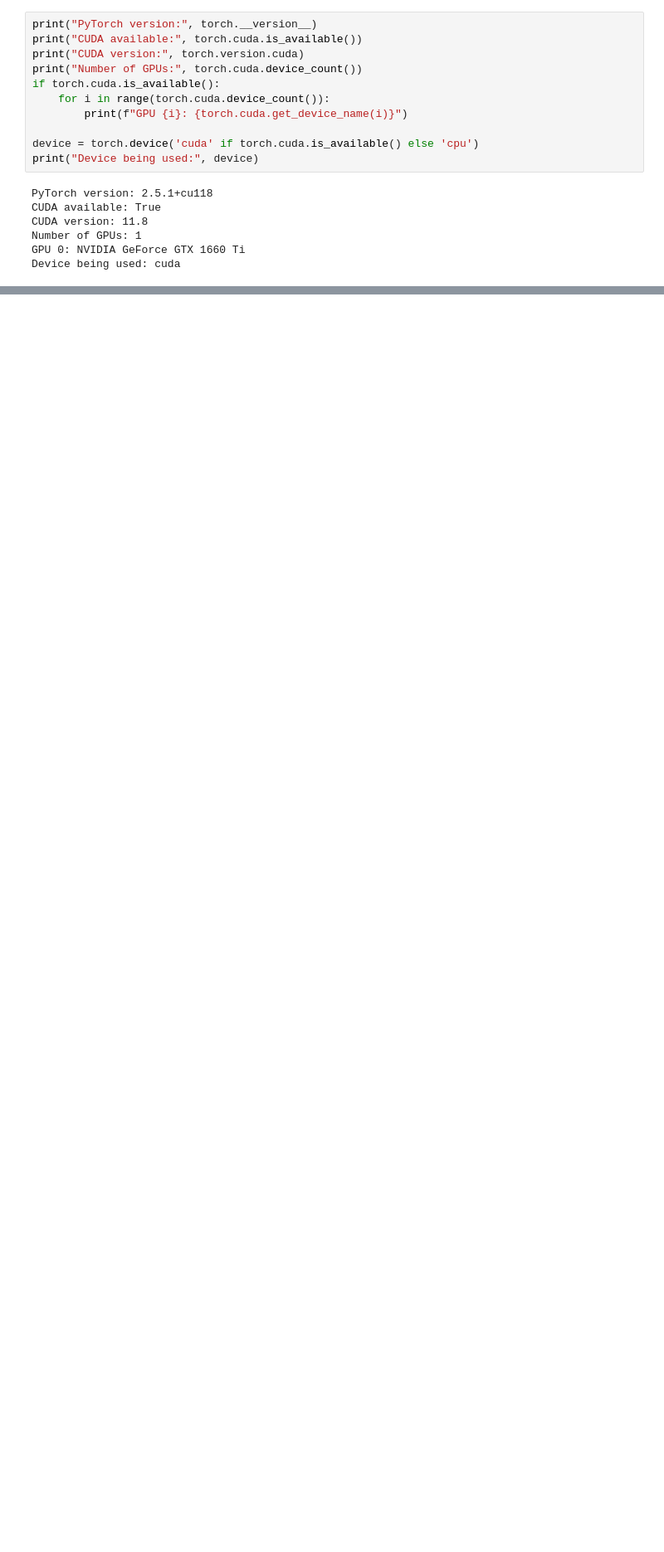
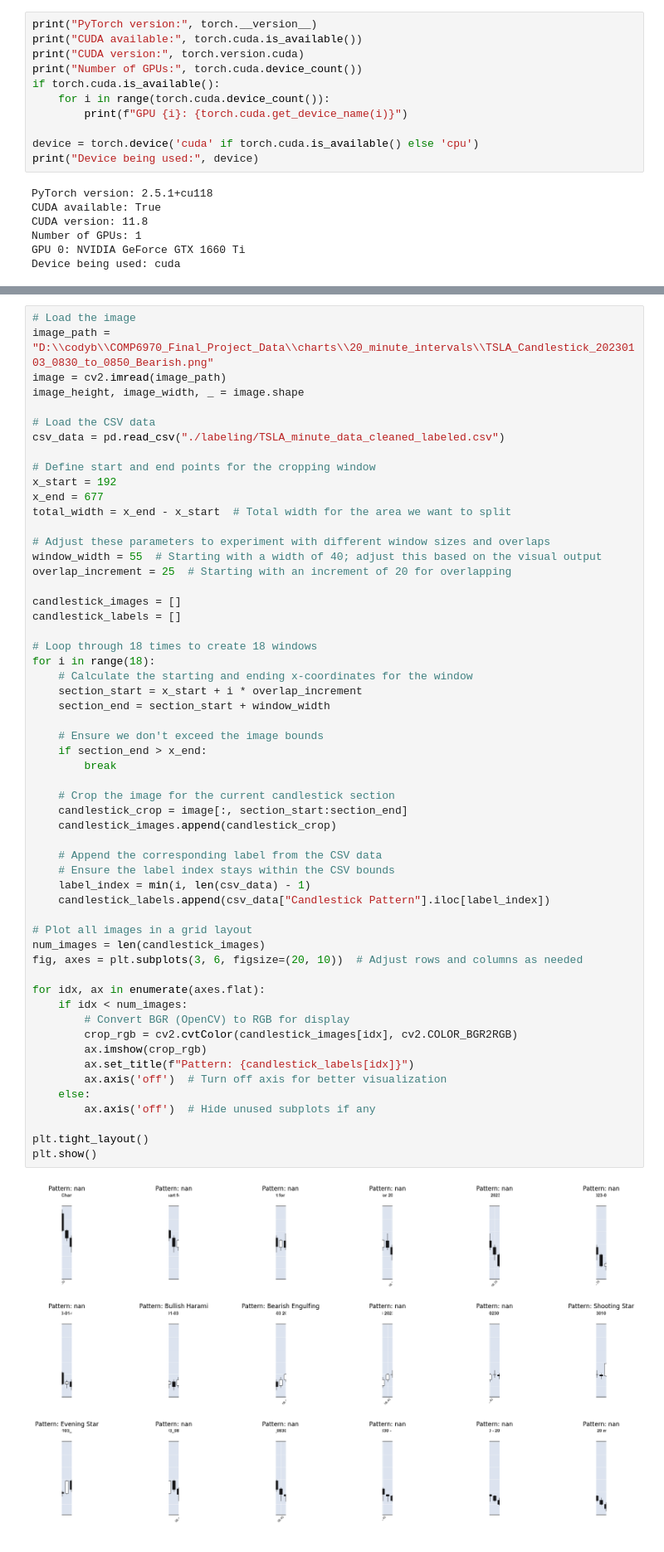
Before and after one commit to cbn0006/COMP6970, a Jupyter notebook: Final Project/paper1.ipynb, the cells around one changed output, grey strips where cells are left out. Shown at 83% size. Cells and saved outputs as stored; diff of their text form; blank space fills up the shorter version.

```diff
--- a/Final Project/paper1.ipynb
+++ b/Final Project/paper1.ipynb
@@ -184,0 +235,58 @@ Test Accuracy: 70.00%
+# %%
+# Load the image
+image_path = "D:\\codyb\\COMP6970_Final_Project_Data\\charts\\20_minute_intervals\\TSLA_Candlestick_20230103_0830_to_0850_Bearish.png"
+image = cv2.imread(image_path)
+image_height, image_width, _ = image.shape
+
+# Load the CSV data
+csv_data = pd.read_csv("./labeling/TSLA_minute_data_cleaned_labeled.csv")
+
+# Define start and end points for the cropping window
+x_start = 192
+x_end = 677
+total_width = x_end - x_start  # Total width for the area we want to split
+
+# Adjust these parameters to experiment with different window sizes and overlaps
+window_width = 55  # Starting with a width of 40; adjust this based on the visual output
+overlap_increment = 25  # Starting with an increment of 20 for overlapping
+
+candlestick_images = []
+candlestick_labels = []
+
+# Loop through 18 times to create 18 windows
+for i in range(18):
+    # Calculate the starting and ending x-coordinates for the window
+    section_start = x_start + i * overlap_increment
+    section_end = section_start + window_width
+
+    # Ensure we don't exceed the image bounds
+    if section_end > x_end:
+        break
+
+    # Crop the image for the current candlestick section
+    candlestick_crop = image[:, section_start:section_end]
+    candlestick_images.append(candlestick_crop)
+
+    # Append the corresponding label from the CSV data
+    # Ensure the label index stays within the CSV bounds
+    label_index = min(i, len(csv_data) - 1)
+    candlestick_labels.append(csv_data["Candlestick Pattern"].iloc[label_index])
+
+# Plot all images in a grid layout
+num_images = len(candlestick_images)
+fig, axes = plt.subplots(3, 6, figsize=(20, 10))  # Adjust rows and columns as needed
+
+for idx, ax in enumerate(axes.flat):
+    if idx < num_images:
+        # Convert BGR (OpenCV) to RGB for display
+        crop_rgb = cv2.cvtColor(candlestick_images[idx], cv2.COLOR_BGR2RGB)
+        ax.imshow(crop_rgb)
+        ax.set_title(f"Pattern: {candlestick_labels[idx]}")
+        ax.axis('off')  # Turn off axis for better visualization
+    else:
+        ax.axis('off')  # Hide unused subplots if any
+
+plt.tight_layout()
+plt.show()
+# %% [output]
+[figure, added]
```
Also changed, not shown: parts of 21 cells of this notebook, 1 other file.
